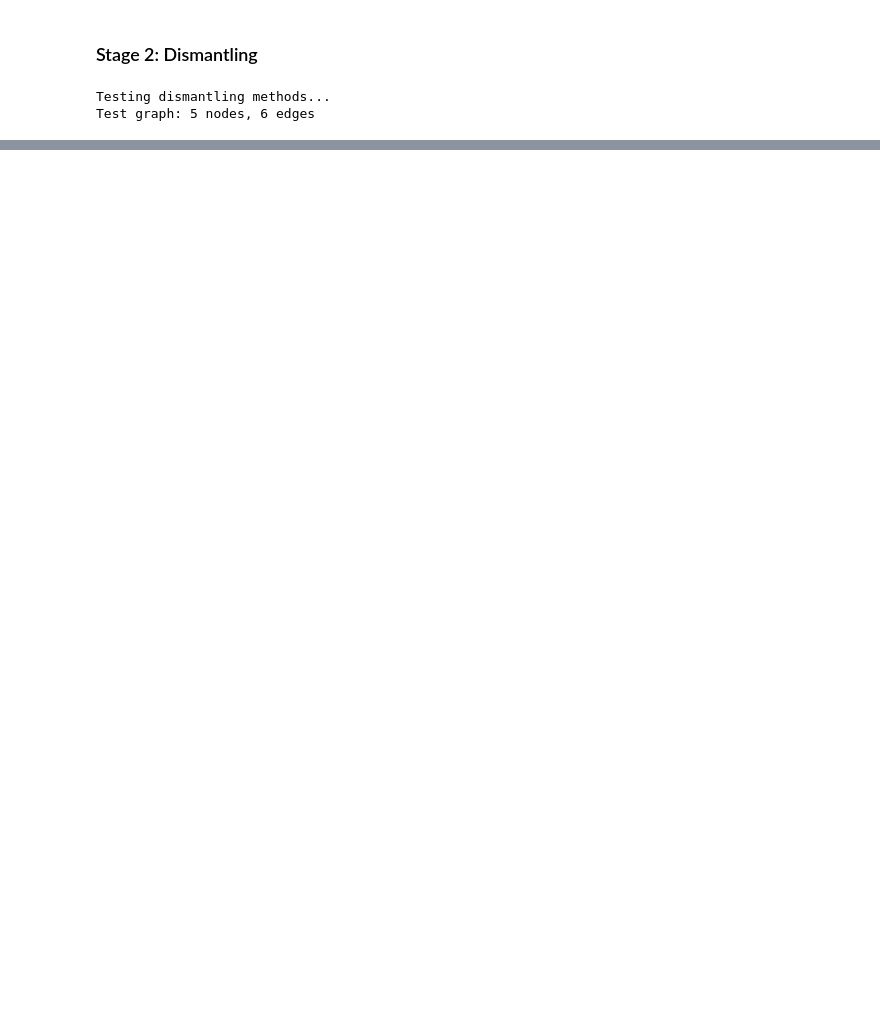
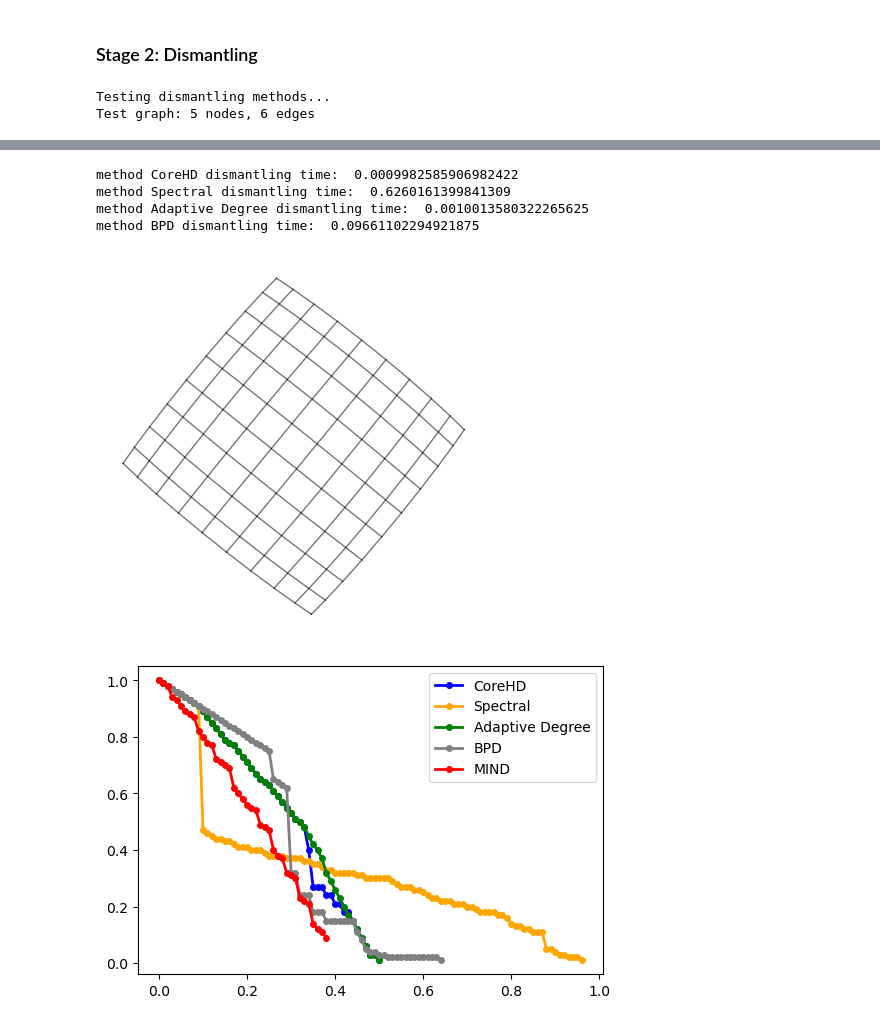
Before and after one commit to Rich-Chaw/MIND-ND, a Jupyter notebook: baseline.ipynb, the cells around one changed output, grey strips where cells are left out. Drawn from its saved outputs; the diff is of its cells as text; code cells hidden in the pictures; blank space fills up the shorter version.

```diff
--- a/baseline.ipynb
+++ b/baseline.ipynb
@@ -734,0 +281,14 @@ how to choose community detection, centrality, K (community num), max_iterations
+# %%
+
+G_grid = ig.Graph.Lattice([10, 10], circular=False)
+# Run on a Grid or SBM
+G_grid.vs['static_id'] = list(range(G_grid.vcount()))
+plot_graph(G_grid)
+data = benchmark_dismantling(G_grid, methods)
+# %% [output]
+method CoreHD dismantling time:  0.0009982585906982422
+method Spectral dismantling time:  0.6260161399841309
+method Adaptive Degree dismantling time:  0.0010013580322265625
+method BPD dismantling time:  0.09661102294921875
+[figure, added]
+[figure, added]
```
Also changed, not shown: parts of 26 cells of this notebook, 19 other files.
